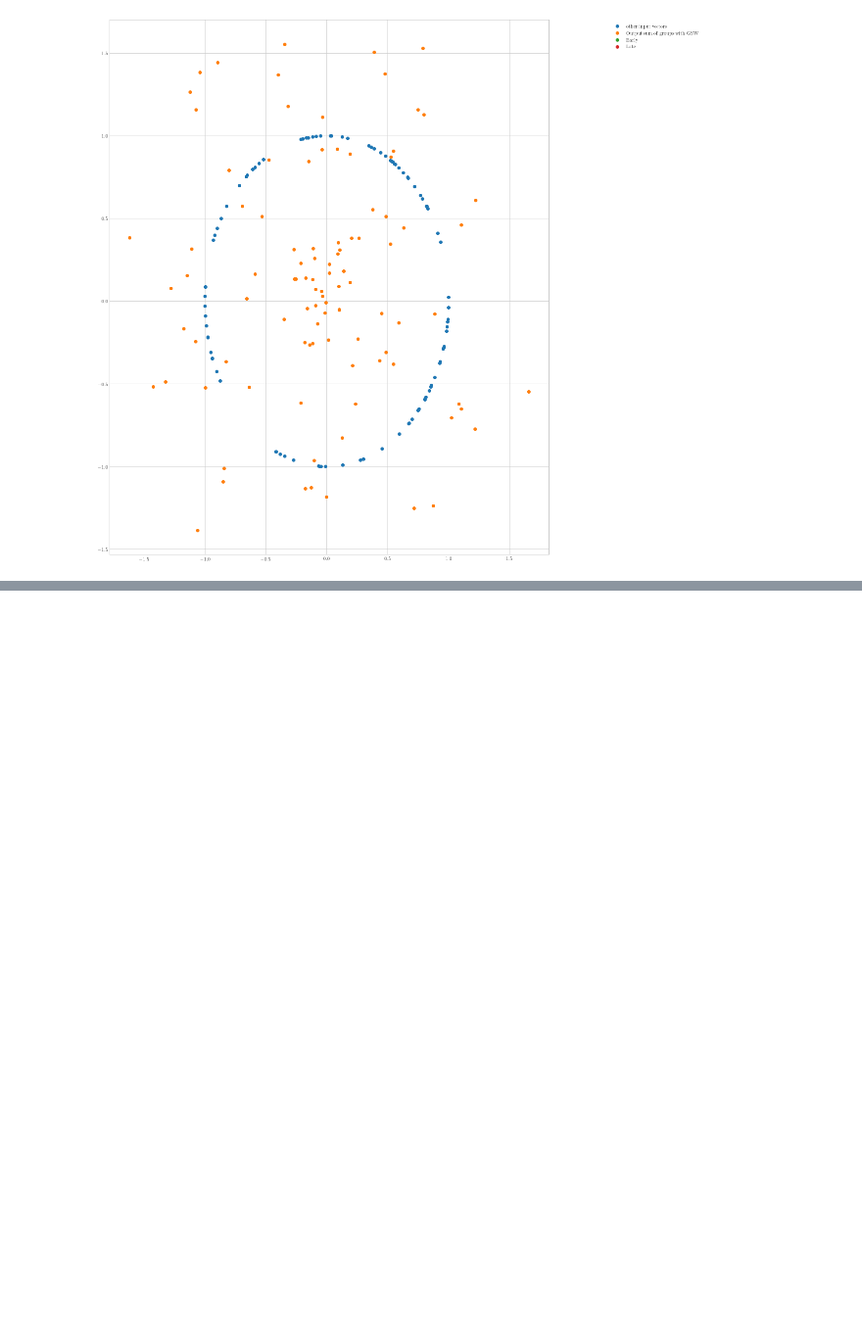
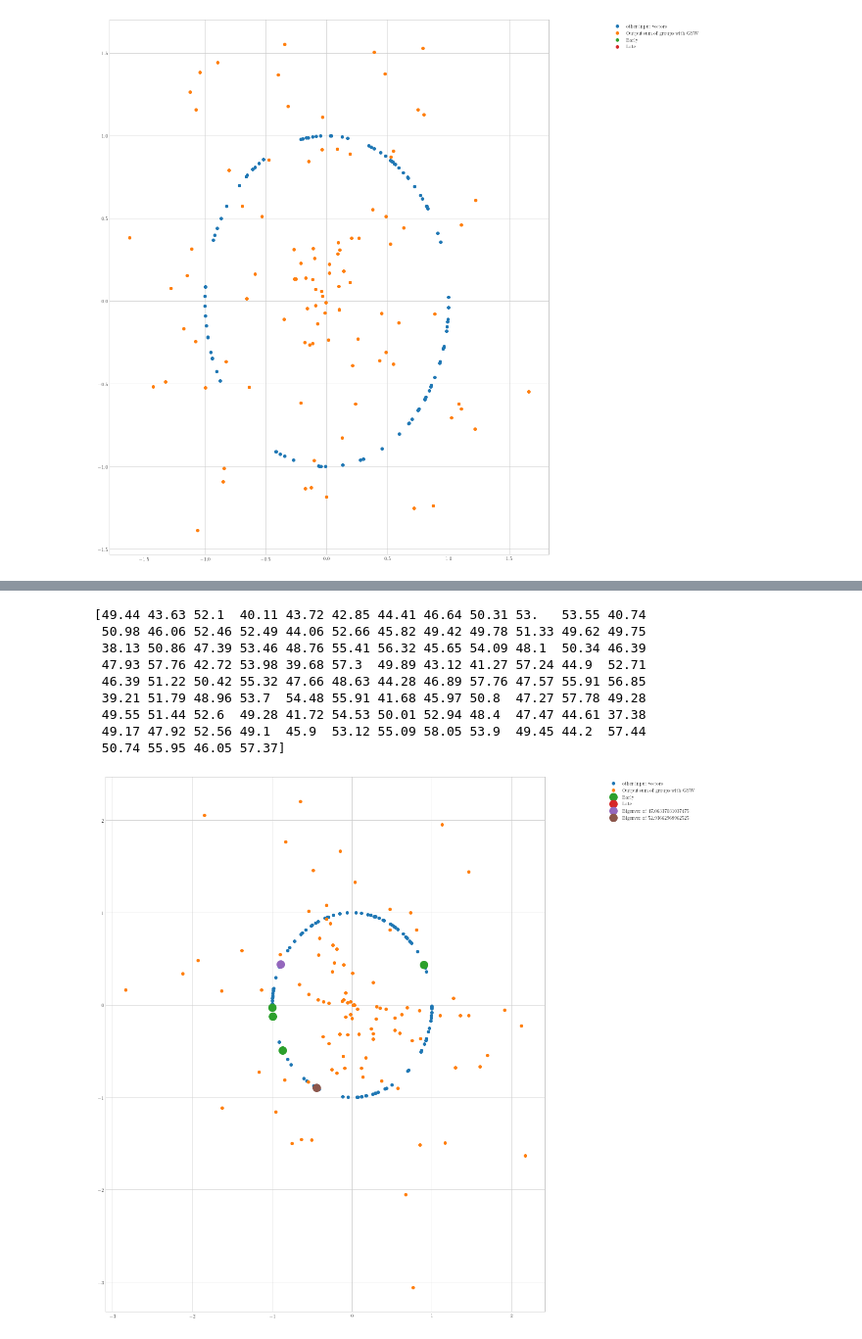
Before and after one commit to gbossy/GSWalk, a Jupyter notebook: Untitled1.ipynb, the cells around one changed output, grey strips where cells are left out. Shown at 98% size. Drawn from its saved outputs; the diff is of its cells as text; code cells hidden in the pictures; blank space fills up the shorter version.

```diff
--- a/Untitled1.ipynb
+++ b/Untitled1.ipynb
@@ -635,0 +685,13 @@ plt.legend(bbox_to_anchor=(1.35, 1))
+# %%
+run_experiment()
+# %% [output]
+[49.44 43.63 52.1  40.11 43.72 42.85 44.41 46.64 50.31 53.   53.55 40.74
+ 50.98 46.06 52.46 52.49 44.06 52.66 45.82 49.42 49.78 51.33 49.62 49.75
+ 38.13 50.86 47.39 53.46 48.76 55.41 56.32 45.65 54.09 48.1  50.34 46.39
+ 47.93 57.76 42.72 53.98 39.68 57.3  49.89 43.12 41.27 57.24 44.9  52.71
+ 46.39 51.22 50.42 55.32 47.66 48.63 44.28 46.89 57.76 47.57 55.91 56.85
+ 39.21 51.79 48.96 53.7  54.48 55.91 41.68 45.97 50.8  47.27 57.78 49.28
+ 49.55 51.44 52.6  49.28 41.72 54.53 50.01 52.94 48.4  47.47 44.61 37.38
+ 49.17 47.92 52.56 49.1  45.9  53.12 55.09 58.05 53.9  49.45 44.2  57.44
+ 50.74 55.95 46.05 57.37]
+[figure, added]
```
Also changed, not shown: parts of 20 cells of this notebook, 7 other files.
